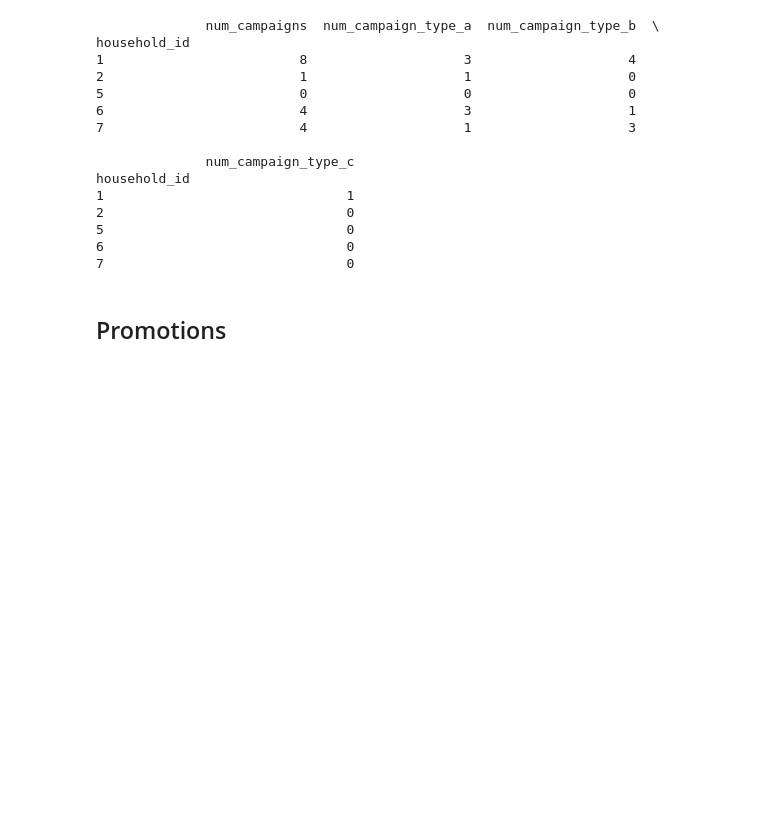
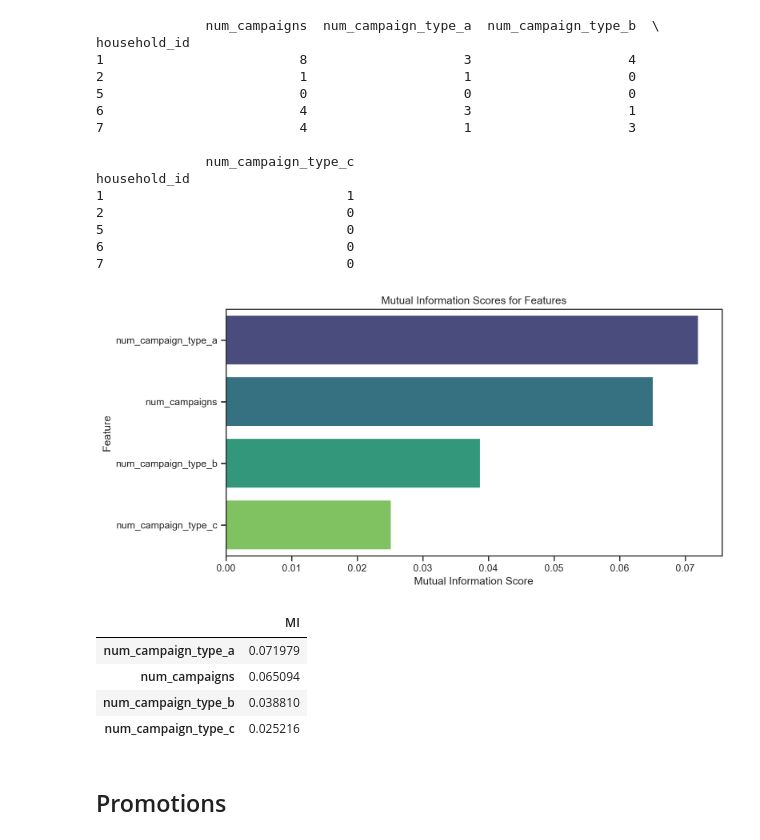
Before and after one commit to Kasperclowes/QBUS3820-Group-Assignment, a Jupyter notebook: RUN.ipynb, the cells around one changed output. Drawn from its saved outputs; the diff is of its cells as text; code cells hidden in the pictures; blank space fills up the shorter version.

```diff
--- a/RUN.ipynb
+++ b/RUN.ipynb
@@ -535,6 +541,15 @@ household_id
 5                               0
 6                               0
 7                               0
+# %%
+eda.mutual_information_table(campaign_predictors_train, target=churn_train, continuous=list(campaign_predictors_train.columns))
+# %% [output]
+[figure, added]
+|  | MI |
+| num_campaign_type_a | 0.071979 |
+| num_campaigns | 0.065094 |
+| num_campaign_type_b | 0.038810 |
+| num_campaign_type_c | 0.025216 |
 # %% [markdown]
 ## Promotions
 # %%
```
Also changed, not shown: parts of 2 cells of this notebook.
